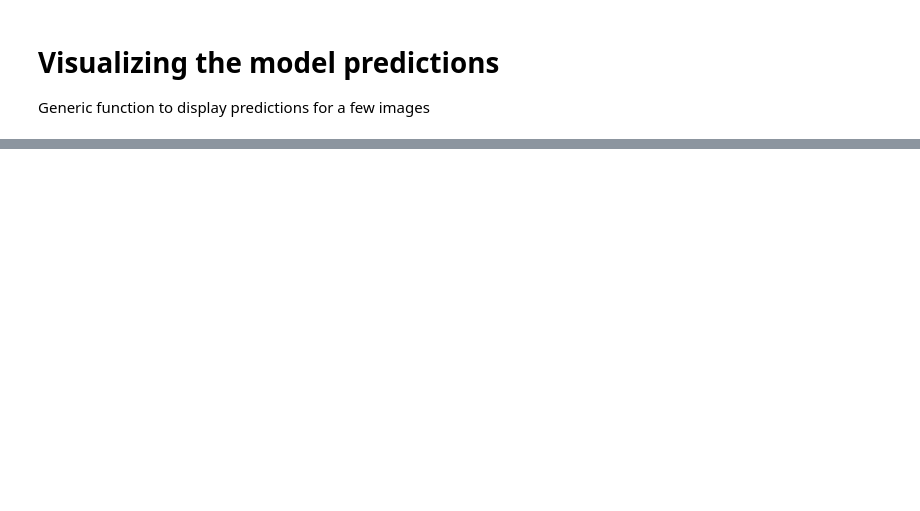
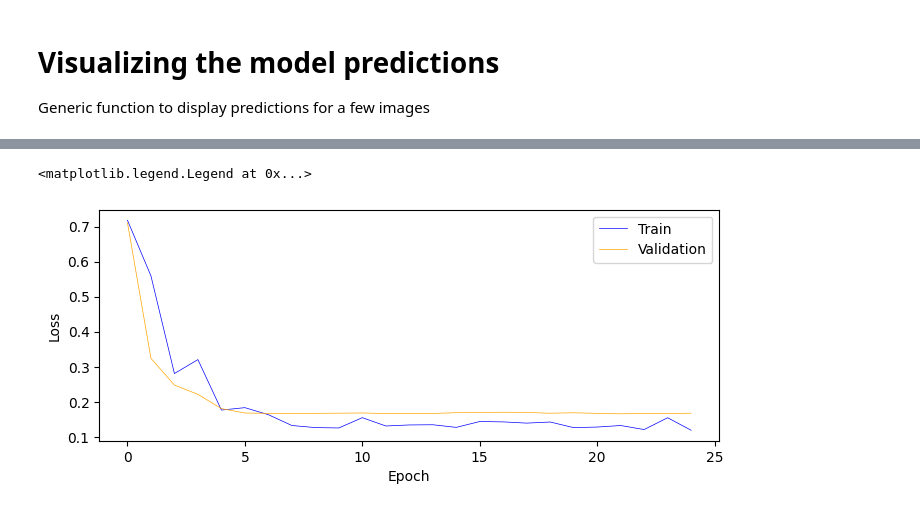
Before and after one commit to uuuoouo/CS3120, a Jupyter notebook: lab4_transfer_learning.ipynb, the cells around one changed output, grey strips where cells are left out. Saved outputs shown, nothing was run; the diff lists cells and outputs as text; code cells hidden in the pictures; blank space fills up the shorter version.

```diff
--- a/lab4_transfer_learning.ipynb
+++ b/lab4_transfer_learning.ipynb
@@ -89,21 +101,25 @@ data_transforms = {
 }
 
 data_dir = 'CS3120/lab4_transfer_learning_images/hymenoptera'
-#data_dir = '/Users/steve/CS3120/lab4_transfer_learning_images/hymenoptera'
-#data_dir = 'https://github.com/sgeinitz/CS3120/tree/main/lab4_transfer_learning_images/hymenoptera'
 
 image_datasets = {x: datasets.ImageFolder(os.path.join(data_dir, x),
                                           data_transforms[x])
                   for x in ['train', 'val']}
-dataloaders = {x: torch.utils.data.DataLoader(image_datasets[x], batch_size=4,
-                                             shuffle=True, num_workers=4)
+dataloaders = {x: torch.utils.data.DataLoader(image_datasets[x], batch_size=32,
+                                             shuffle=True, num_workers=2)
               for x in ['train', 'val']}
 dataset_sizes = {x: len(image_datasets[x]) for x in ['train', 'val']}
 class_names = image_datasets['train'].classes
 
+# check for a GPU
 if torch.cuda.is_available():
     device = torch.device("cuda:0")
+# check for an Apple MPS device
 elif torch.backends.mps.is_available():
     device = torch.device("mps")
+# otherwise use the CPU
 else:
     device = torch.device("cpu")
+
+# print out which device is being used
+print(f"Using device: {device}")
@@ -151,6 +167,8 @@ In the following, parameter `scheduler` is an LR scheduler object from
 # %%
 def train_model(model, criterion, optimizer, scheduler, num_epochs=25):
     since = time.time()
+    b_losses = {'train':[], 'val':[]}
+    e_losses = {'train':[], 'val':[]}
 
     # Create a temporary directory to save training checkpoints
     with TemporaryDirectory() as tempdir:
@@ -196,13 +214,19 @@ def train_model(model, criterion, optimizer, scheduler, num_epochs=25):
                     # statistics
                     running_loss += loss.item() * inputs.size(0)
                     running_corrects += torch.sum(preds == labels.data)
+                    b_losses[phase].append(loss.item())
+
                 if phase == 'train':
                     scheduler.step()
 
                 epoch_loss = running_loss / dataset_sizes[phase]
                 epoch_acc = running_corrects.float() / dataset_sizes[phase]
 
-                print(f'{phase} Loss: {epoch_loss:.4f} Acc: {epoch_acc:.4f}')
+                # print loss and accuraacy every 4 epochs
+                if epoch % 4 == 0:
+                    print(f'{phase} Loss: {epoch_loss:.4f} Acc: {epoch_acc:.4f}')
+                # save loss for plotting later on
+                e_losses[phase].append(epoch_loss)
 
                 # deep copy the model
                 if phase == 'val' and epoch_acc > best_acc:
@@ -217,7 +241,7 @@ def train_model(model, criterion, optimizer, scheduler, num_epochs=25):
 
         # load best model weights
         model.load_state_dict(torch.load(best_model_params_path, weights_only=True))
-    return model
+    return model, e_losses, b_losses
 # %% [markdown]
 Visualizing the model predictions
 =================================
@@ -279,3 +306,2 @@ than a minute.
 # %%
-model_ft = train_model(model_ft, criterion, optimizer_ft, exp_lr_scheduler,
-                       num_epochs=25)
+model_ft, epoch_losses, batch_losses = train_model(model_ft, criterion, optimizer_ft, exp_lr_scheduler, num_epochs=25)
@@ -281,0 +326,11 @@ model_ft = train_model(model_ft, criterion, optimizer_ft, exp_lr_scheduler,
+# %%
+# plot the loss curves
+plt.figure(figsize=(8, 3))
+plt.plot(range(len(epoch_losses['train'])), epoch_losses['train'], c='blue', linewidth=0.5)
+plt.plot(range(len(epoch_losses['val'])), epoch_losses['val'], c='orange', linewidth=0.5)
+plt.ylabel('Loss')
+plt.xlabel('Epoch')
+plt.legend(('Train','Validation'))
+# %% [output]
+<matplotlib.legend.Legend at 0x...>
+[figure, added]
```
Also changed, not shown: parts of 28 cells of this notebook.
